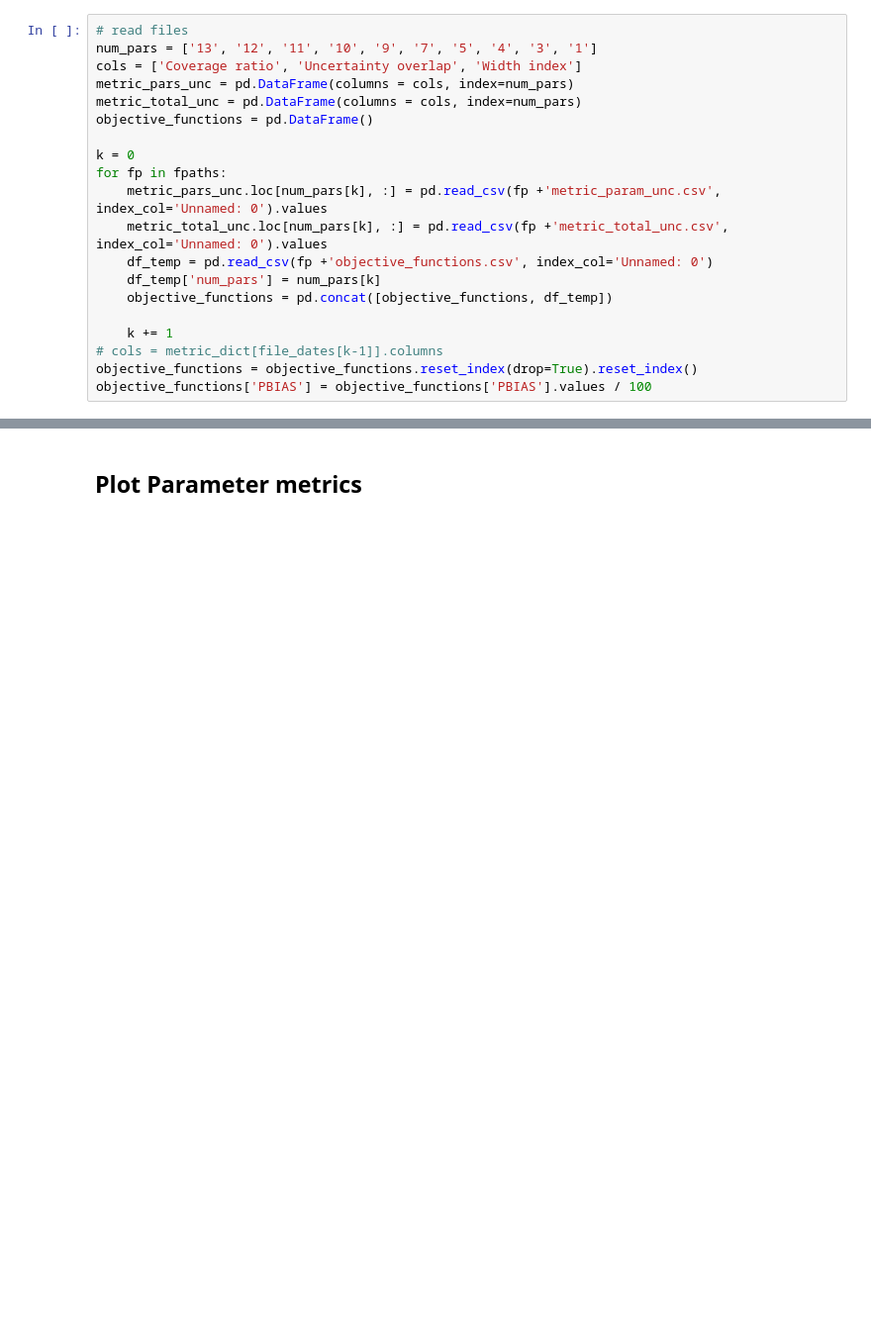
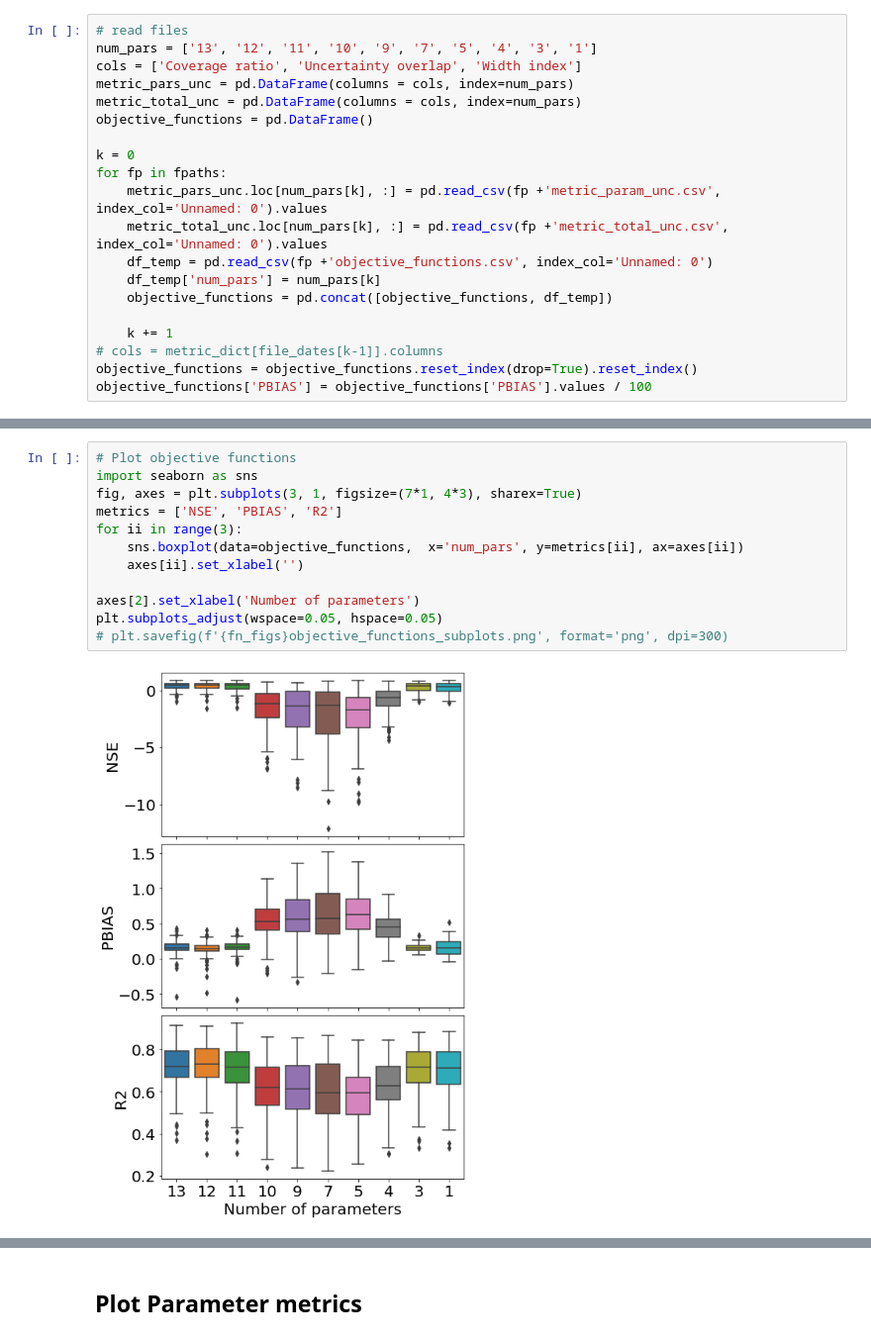
Before and after one commit to QianWanghhu/predict_uq, a Jupyter notebook: src/notebooks/predictive_uncertainty.ipynb, the cells around one changed output, grey strips where cells are left out. Shown at 99% size. Cells and saved outputs as stored; diff of their text form; blank space fills up the shorter version.

```diff
--- a/src/notebooks/predictive_uncertainty.ipynb
+++ b/src/notebooks/predictive_uncertainty.ipynb
@@ -168 +189,15 @@ plt.savefig(f'{fn_figs}objective_functions.png', format='png', dpi=300)
+# %%
+# Plot objective functions
+import seaborn as sns
+fig, axes = plt.subplots(3, 1, figsize=(7*1, 4*3), sharex=True)
+metrics = ['NSE', 'PBIAS', 'R2']
+for ii in range(3):
+    sns.boxplot(data=objective_functions,  x='num_pars', y=metrics[ii], ax=axes[ii])
+    axes[ii].set_xlabel('')
+
+axes[2].set_xlabel('Number of parameters')
+plt.subplots_adjust(wspace=0.05, hspace=0.05)
+# plt.savefig(f'{fn_figs}objective_functions_subplots.png', format='png', dpi=300)
+# %% [output]
+[figure, added]
 # %%
```
Also changed, not shown: parts of 9 cells of this notebook, 1 other file.
